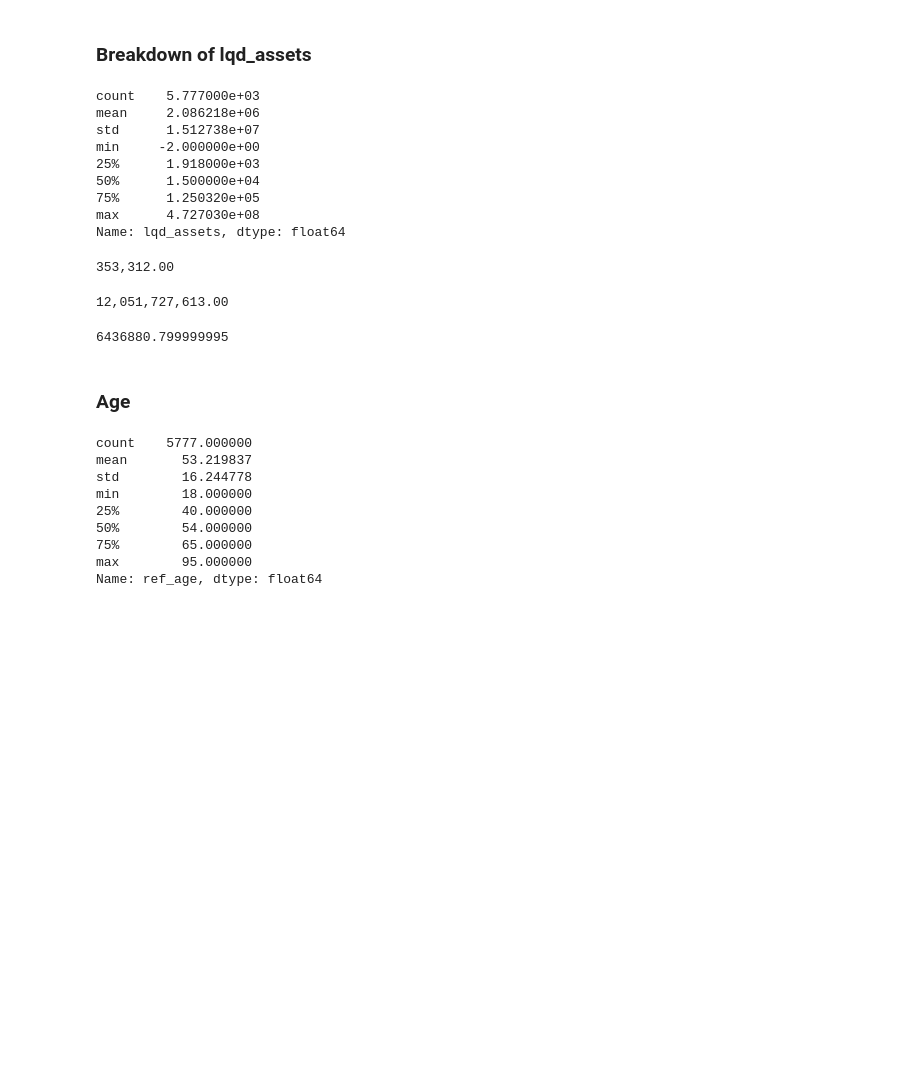
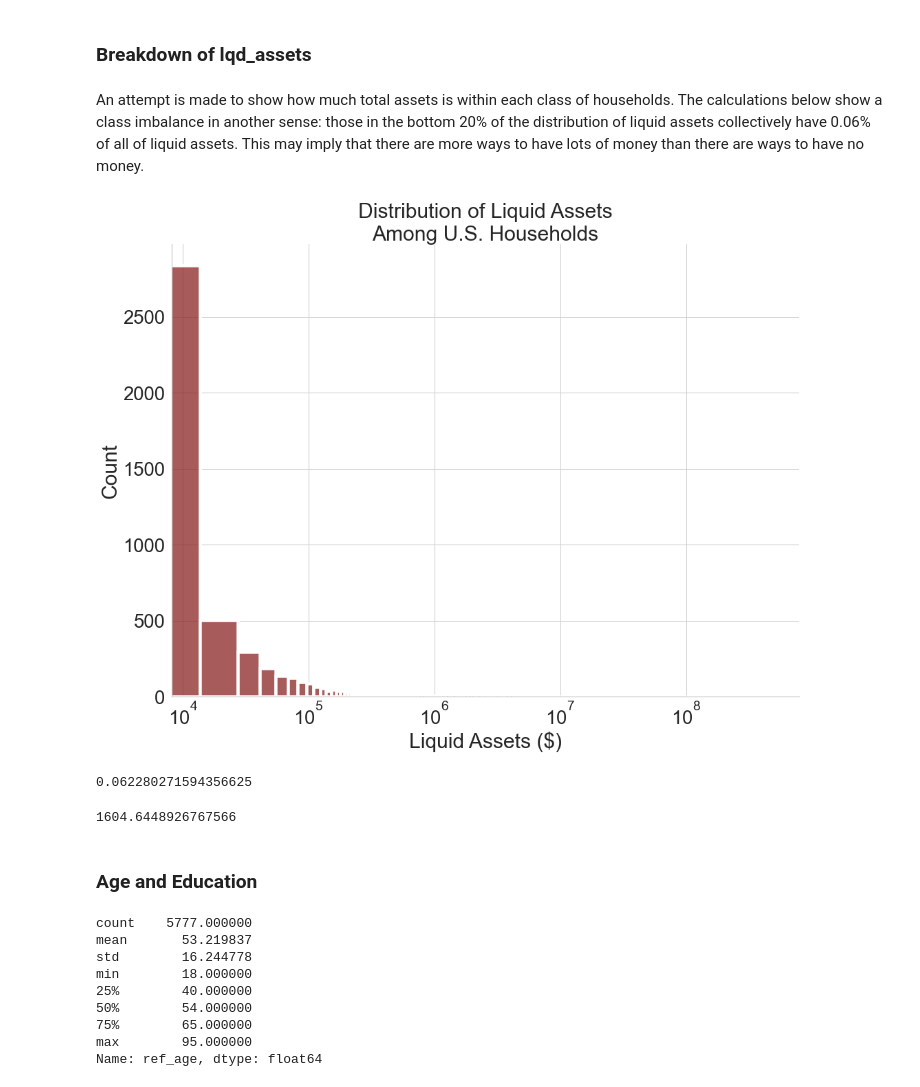
Before and after one commit to danvalen1/SCF-Analysis, a Jupyter notebook: notebooks/EDA.ipynb, the cells around one changed output. Cells and saved outputs as stored; diff of their text form; code cells hidden in the pictures; blank space fills up the shorter version.

```diff
--- a/notebooks/EDA.ipynb
+++ b/notebooks/EDA.ipynb
@@ -114,37 +75,40 @@ Multiplier for target values of one: 21,190.86
 # %% [markdown]
 ### Breakdown of lqd_assets
-# %%
-df.lqd_assets.describe()
-# %% [output]
-count    5.777000e+03
-mean     2.086218e+06
-std      1.512738e+07
-min     -2.000000e+00
-25%      1.918000e+03
-50%      1.500000e+04
-75%      1.250320e+05
-max      4.727030e+08
-Name: lqd_assets, dtype: float64
+# %% [markdown]
+An attempt is made to show how much total assets is within each class of households. The calculations below show a class imbalance in another sense: those in the bottom 20% of the distribution of liquid assets collectively have 0.06% of all of liquid assets. This may imply that there are more ways to have lots of money than there are ways to have no money.
 # %%
+df['lqd_assets_w'] = df.lqd_assets * df.weighting
+
 # Total amount of liquid assets outside of target
-tot_nontarget = df.groupby('1k_target').lqd_assets.sum()[0] #9.42 bn weighted
+tot_nontarget = df.groupby('1k_target').lqd_assets_w.sum()[0] #9.42 bn weighted
 tot_nontarget_str = '{:,.2f}'.format(tot_nontarget)
 print(tot_nontarget_str)
+# total potential fees collected by vanguard multiplying total lqd_assets by avg mutual fund rate
+print(f"Potential fees: {tot_nontarget*.001}") # 9.5 mm
-# %% [output]
-353,312.00
 # %%
 # Total amount of liquid assets within target
-tot_target = df.groupby('1k_target').lqd_assets.sum()[1] #255 tn weighted
-tot_target_str = tot_nontarget_str = '{:,.2f}'.format(tot_target)
+tot_target = df.groupby('1k_target').lqd_assets_w.sum()[1] #15 tn weighted
+tot_target_str = '{:,.2f}'.format(tot_target)
 print(tot_target_str)
+
+# total potential fees collected by vanguard multiplying total lqd_assets by avg mutual fund rate
+print(f"Potential fees: {tot_target*.001}") # 15 bn
-# %% [output]
-12,051,727,613.00
-# %%
-df.lqd_assets.quantile(.95)
-# %% [output]
-6436880.799999995
+# %%
+Viz.lqdassetsViz2(df, figtargetdir)
+# %% [output]
+[figure, added]
+# %%
+# Share of total liquid assets of non-target population
+(tot_nontarget / (tot_nontarget + tot_target))*100
+# %% [output]
+0.062280271594356625
+# %%
+# multiplier
+tot_target / tot_nontarget
+# %% [output]
+1604.6448926767566
 # %% [markdown]
-### Age
+### Age and Education
 # %%
 df.ref_age.describe()
 # %% [output]
```
Also changed, not shown: parts of 30 cells of this notebook, 18 other files.
